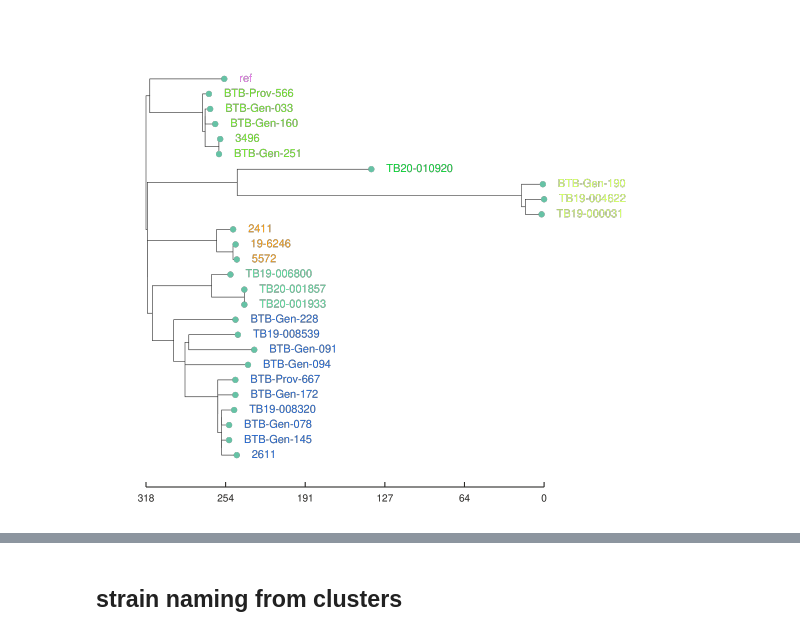
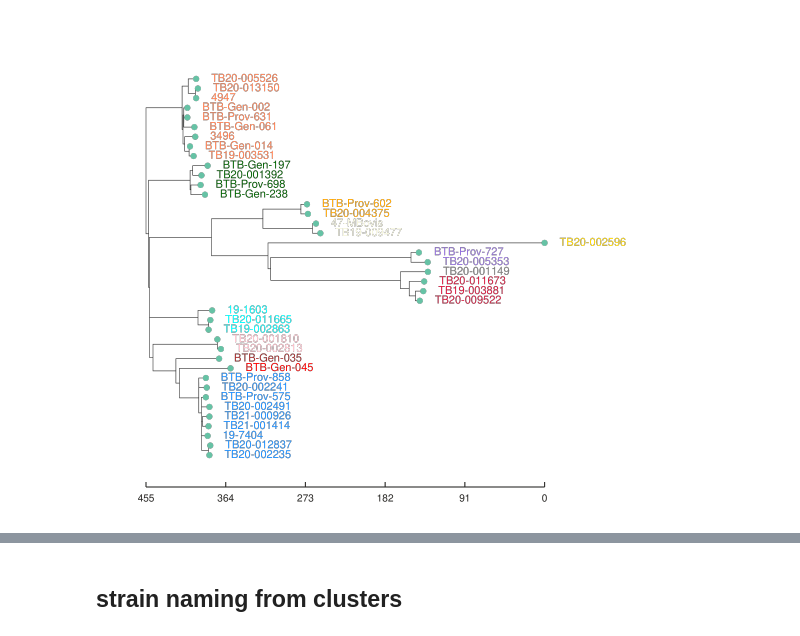
Before and after one commit to dmnfarrell/snipgenie, a Jupyter notebook: notebooks/clustering.ipynb, the cells around one changed output, grey strips where cells are left out. Cells and saved outputs as stored; diff of their text form; code cells hidden in the pictures.

Commit message:
another clustering attempt

```diff
--- a/notebooks/clustering.ipynb
+++ b/notebooks/clustering.ipynb
@@ -49,18 +79,26 @@ X
 # %%
-T=100
-scol='snp100'
-# run on subset
-sub = list(snpdist.sample(25).index)
-S = snpdist.loc[sub,sub]
-labels,prevclusters = clustering.dm_cluster(S, T)
+reload(clustering)
 
-#print (prevclusters)
-X1=X.loc[sub]
+T=50
+scol='snp'+str(T)
+
+def get_subset(snpdist,X,n=10):
+    sub = list(snpdist.sample(n).index)
+    S = snpdist.loc[sub,sub]
+    X=X.loc[sub]
+    return S,X
+
+def get_tree(S):
+
+    tree = toytree.tree(treefile)
+    tips = list(snpdist.drop(S.index).index)
+    subtree = tree.drop_tips(tips)
+    subtree.write('sub.newick')
+    return
+
+S2,X2 = get_subset(snpdist,X,n=50)
+S1,X1 = get_subset(S2,X2,n=40)
+labels,clusters1 = dm_cluster2(S1, T)
 X1[scol]=labels
-
-tree = toytree.tree(treefile)
-tips = list(snpdist.drop(S.index).index)
-subtree = tree.drop_tips(tips)
-subtree.write('sub.newick')
-
-X1.loc['ref',scol] = 0
+get_tree(S1)
+#X1.style.applymap(lambda x: "background-color: %s" %clustering.snp200_cmap[x], subset=[scol])
@@ -96,4 +105,4 @@ cl
 # %%
-utils.draw_tree('sub.newick',X1,scol,tip_labels=True,width=600)
+utils.draw_tree('sub.newick',X1,scol,tip_labels=True,width=600,cmap=clustering.snp200_cmap)
 # %% [output]
-[figure, old version]
+[figure, new version]
```
Also changed, not shown: parts of 20 cells of this notebook, 4 other files.
